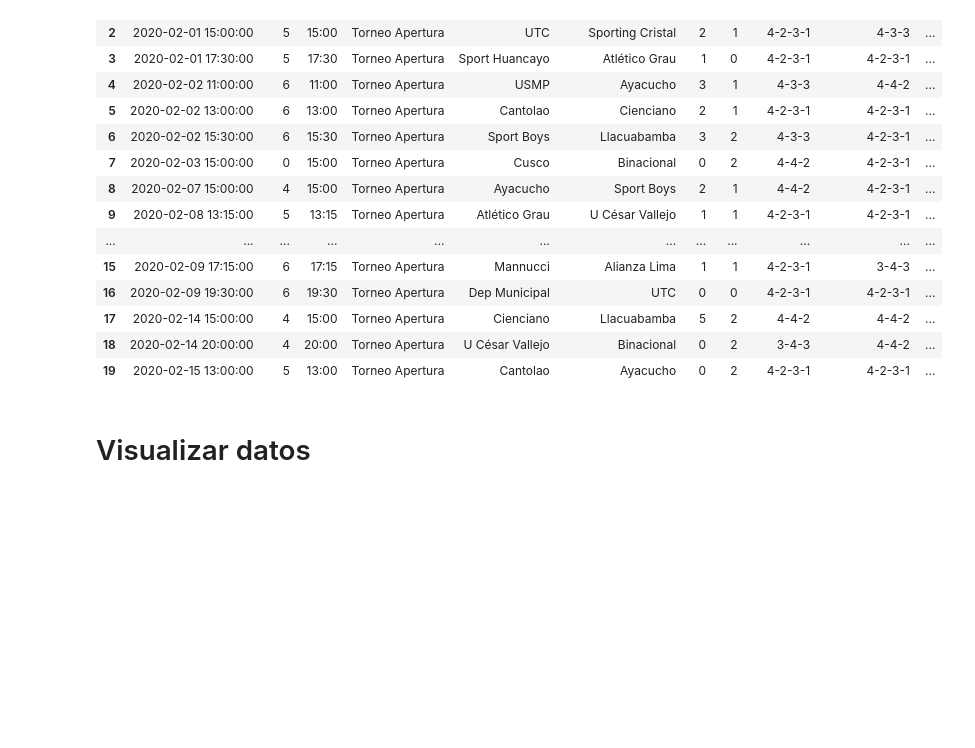
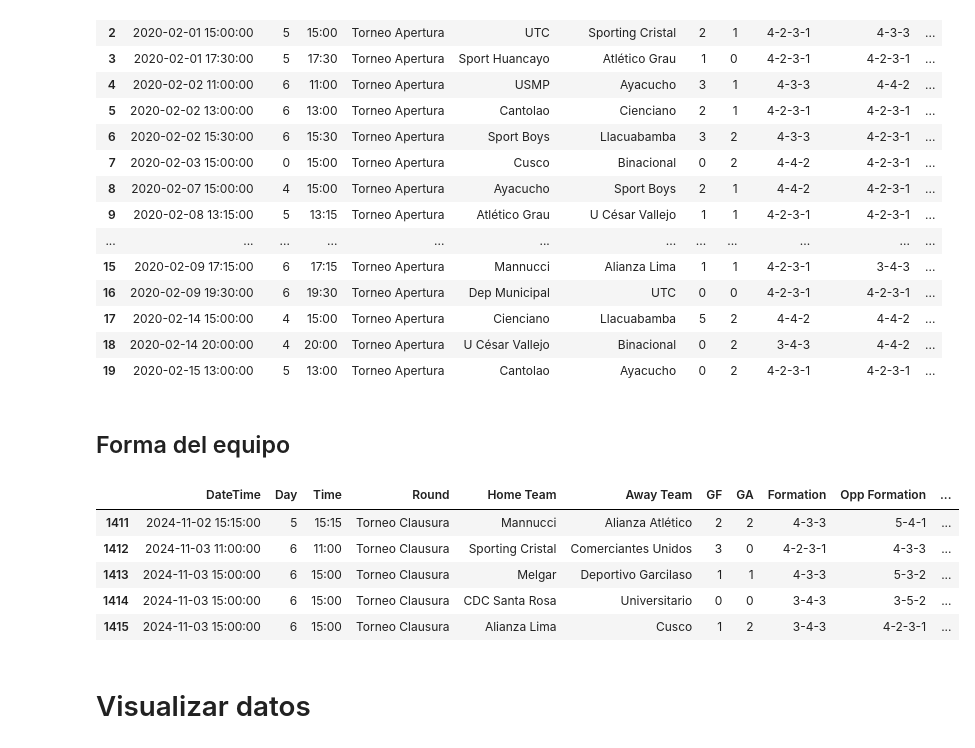
Before and after one commit to raulc03/match-prediction, a Jupyter notebook: Predict_match_winner.ipynb, the cells around one changed output. Saved outputs shown, nothing was run; the diff lists cells and outputs as text; code cells hidden in the pictures; blank space fills up the shorter version.

```diff
--- a/Predict_match_winner.ipynb
+++ b/Predict_match_winner.ipynb
@@ -481,3 +537,5 @@ df.head(20)
 | 17 | 2020-02-14 15:00:00 | 4 | 15:00 | Torneo Apertura | Cienciano | Llacuabamba | 5 | 2 | 4-4-2 | 4-4-2 | ... |
 | 18 | 2020-02-14 20:00:00 | 4 | 20:00 | Torneo Apertura | U César Vallejo | Binacional | 0 | 2 | 3-4-3 | 4-4-2 | ... |
 | 19 | 2020-02-15 13:00:00 | 5 | 13:00 | Torneo Apertura | Cantolao | Ayacucho | 0 | 2 | 4-2-3-1 | 4-2-3-1 | ... |
+# %% [markdown]
+## Forma del equipo
@@ -484,2 +549,11 @@ df.head(20)
+# %%
+df.tail()
+# %% [output]
+|  | DateTime | Day | Time | Round | Home Team | Away Team | GF | GA | Formation | Opp Formation | ... |
+| 1411 | 2024-11-02 15:15:00 | 5 | 15:15 | Torneo Clausura | Mannucci | Alianza Atlético | 2 | 2 | 4-3-3 | 5-4-1 | ... |
+| 1412 | 2024-11-03 11:00:00 | 6 | 11:00 | Torneo Clausura | Sporting Cristal | Comerciantes Unidos | 3 | 0 | 4-2-3-1 | 4-3-3 | ... |
+| 1413 | 2024-11-03 15:00:00 | 6 | 15:00 | Torneo Clausura | Melgar | Deportivo Garcilaso | 1 | 1 | 4-3-3 | 5-3-2 | ... |
+| 1414 | 2024-11-03 15:00:00 | 6 | 15:00 | Torneo Clausura | CDC Santa Rosa | Universitario | 0 | 0 | 3-4-3 | 3-5-2 | ... |
+| 1415 | 2024-11-03 15:00:00 | 6 | 15:00 | Torneo Clausura | Alianza Lima | Cusco | 1 | 2 | 3-4-3 | 4-2-3-1 | ... |
 # %% [markdown]
 # Visualizar datos
```
Also changed, not shown: parts of 11 cells of this notebook.
